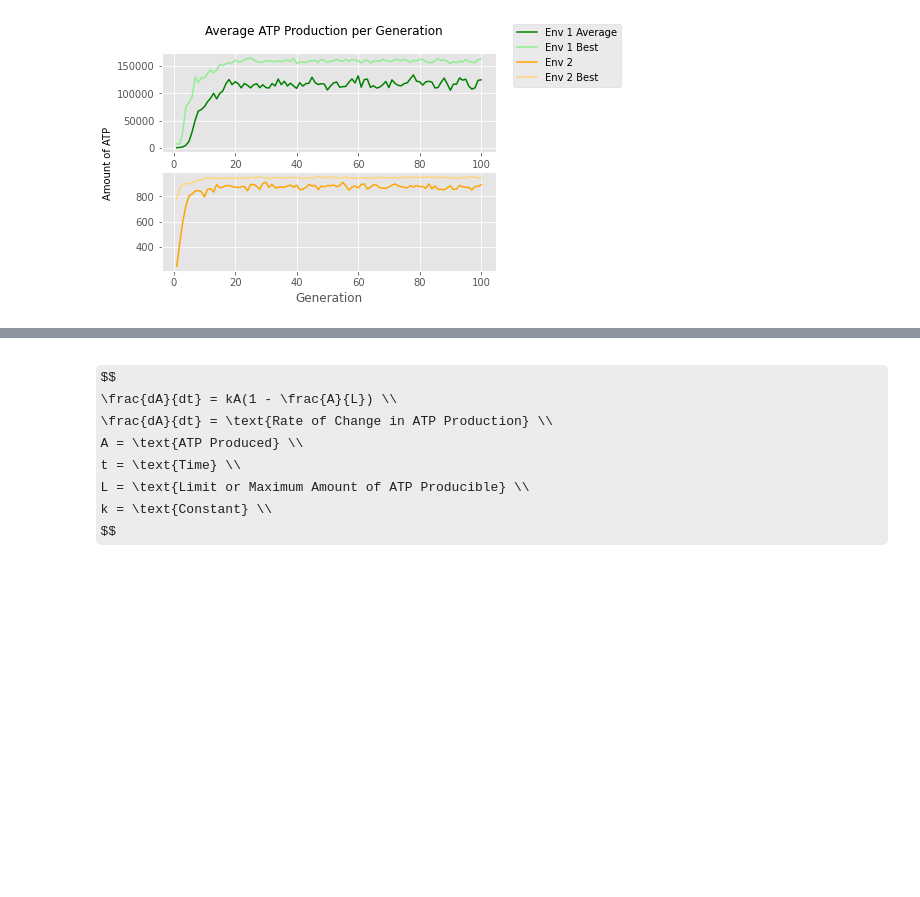
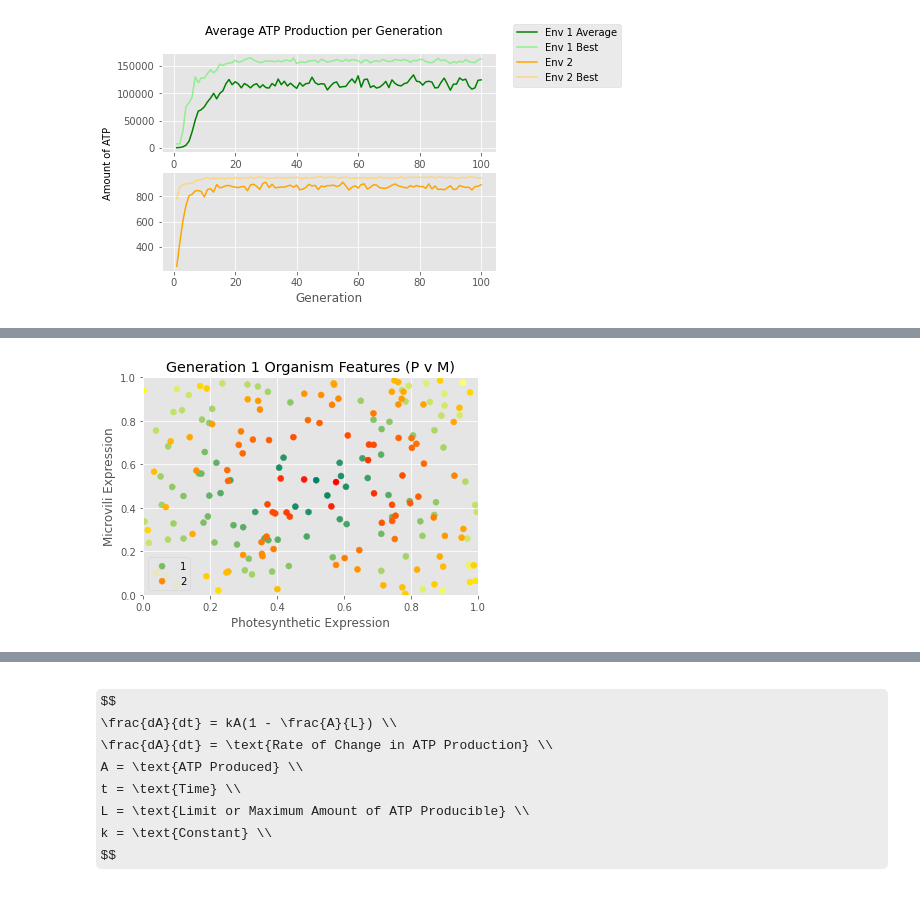
Before and after one commit to NikhilMukraj/apbioproject, a Jupyter notebook: data visualization.ipynb, the cells around one changed output, grey strips where cells are left out. Saved outputs shown, nothing was run; the diff lists cells and outputs as text; code cells hidden in the pictures; some formulas as TeX source; blank space fills up the shorter version.

```diff
--- a/data visualization.ipynb
+++ b/data visualization.ipynb
@@ -127,13 +127,15 @@ z2 = [np.sqrt((i[0]-c_pm_gen_first_mean[0])**2 + (i[1]-c_pm_gen_first_mean[1])**
 # %%
 plt.title(f'Generation 1 Organism Features (P v M)')
 plt.xlim((0,1))
 plt.ylim((0,1))
 plt.xlabel('Photesynthetic Expression')
-plt.xlabel('Microvili Expression')
+plt.ylabel('Microvili Expression')
 plt.scatter([i[0] for i in p_pm_gen_first], [i[1] for i in p_pm_gen_first], c=z1, cmap='summer', label='1')
 plt.scatter([i[0] for i in c_pm_gen_first], [i[1] for i in c_pm_gen_first], c=z2, cmap='autumn', label='2')
 plt.legend(loc='lower left')
 plt.show()
+# %% [output]
+[figure, added]
 # %%
 p_cm_gen_first_mean = (np.mean([i[0] for i in p_cm_gen_first]), np.mean([i[1] for i in p_cm_gen_first]))
 c_cm_gen_first_mean = (np.mean([i[0] for i in c_cm_gen_first]), np.mean([i[1] for i in c_cm_gen_first]))
```
Also changed, not shown: parts of 9 cells of this notebook.
